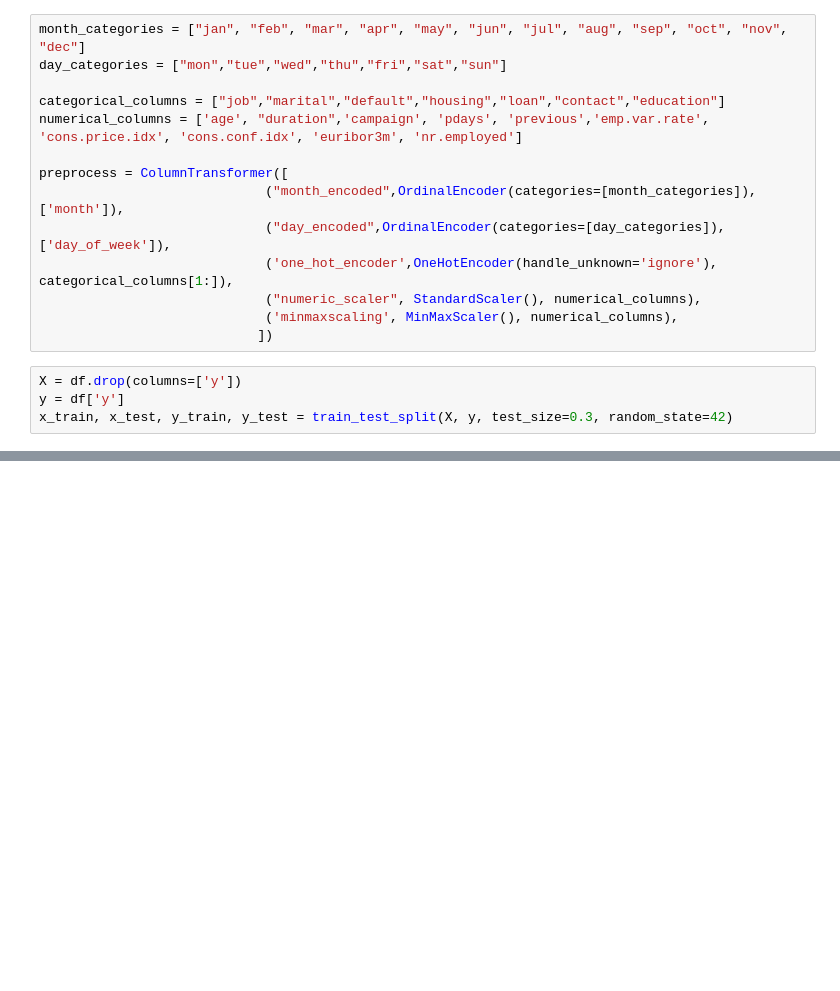
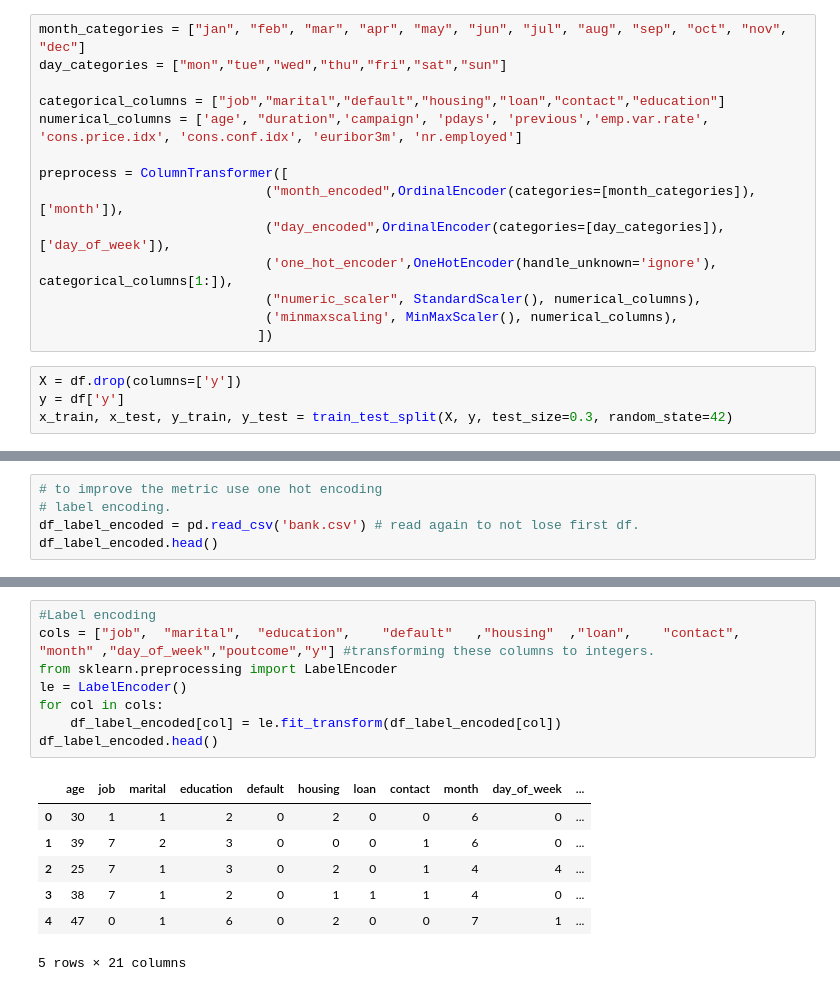
Before and after one commit to kdenizakin/Machine-Learning-Model-Predicts-Whether-Bank-Customers-Will-Subscribe-to-Term-Deposit, a Jupyter notebook: ADA442_FinalProject.ipynb, the cells around one changed output, grey strips where cells are left out. Saved outputs shown, nothing was run; the diff lists cells and outputs as text; blank space fills up the shorter version.

Commit message:
Update ADA442_FinalProject.ipynb
label encoding pipeline model

```diff
--- a/ADA442_FinalProject.ipynb
+++ b/ADA442_FinalProject.ipynb
@@ -348,0 +364,5 @@ print(accuracy)
+# %%
+# to improve the metric use one hot encoding
+# label encoding.
+df_label_encoded = pd.read_csv('bank.csv') # read again to not lose first df.
+df_label_encoded.head()
@@ -348,0 +377,16 @@ print(accuracy)
+# %%
+#Label encoding
+cols = ["job",	"marital",	"education",	"default"	,"housing"	,"loan",	"contact",	"month"	,"day_of_week","poutcome","y"] #transforming these columns to integers.
+from sklearn.preprocessing import LabelEncoder
+le = LabelEncoder()
+for col in cols:
+    df_label_encoded[col] = le.fit_transform(df_label_encoded[col])
+df_label_encoded.head()
+# %% [output]
+|  | age | job | marital | education | default | housing | loan | contact | month | day_of_week | ... |
+| 0 | 30 | 1 | 1 | 2 | 0 | 2 | 0 | 0 | 6 | 0 | ... |
+| 1 | 39 | 7 | 2 | 3 | 0 | 0 | 0 | 1 | 6 | 0 | ... |
+| 2 | 25 | 7 | 1 | 3 | 0 | 2 | 0 | 1 | 4 | 4 | ... |
+| 3 | 38 | 7 | 1 | 2 | 0 | 1 | 1 | 1 | 4 | 0 | ... |
+| 4 | 47 | 0 | 1 | 6 | 0 | 2 | 0 | 0 | 7 | 1 | ... |
+5 rows × 21 columns
```
Also changed, not shown: parts of 30 cells of this notebook.
